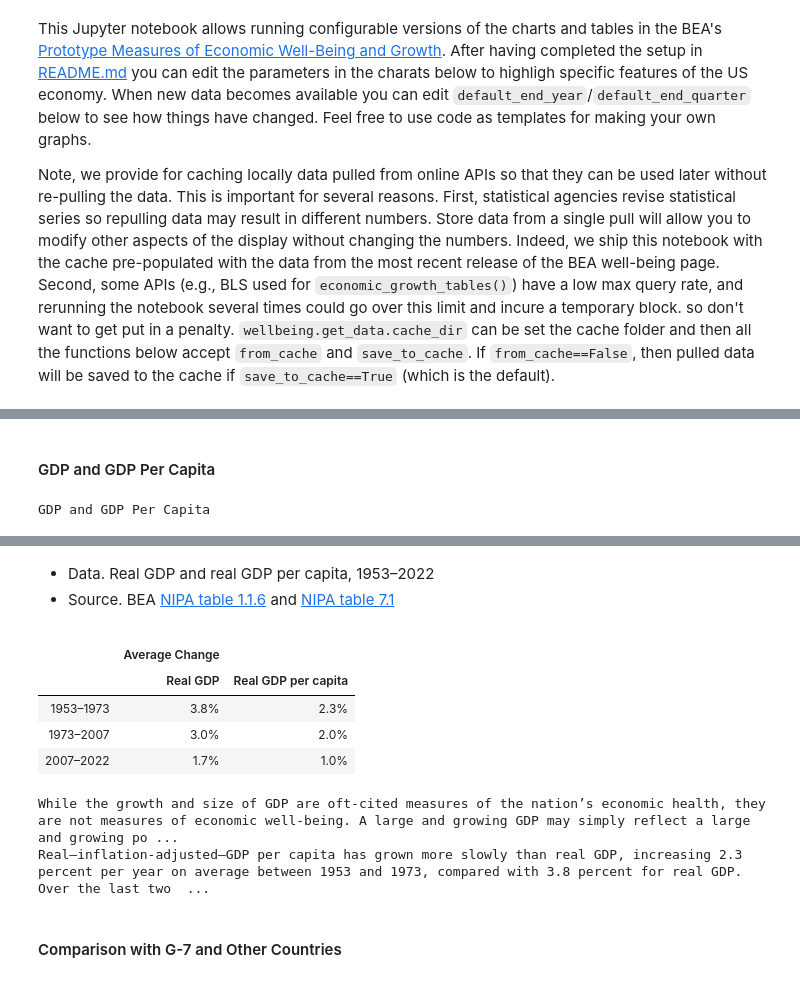
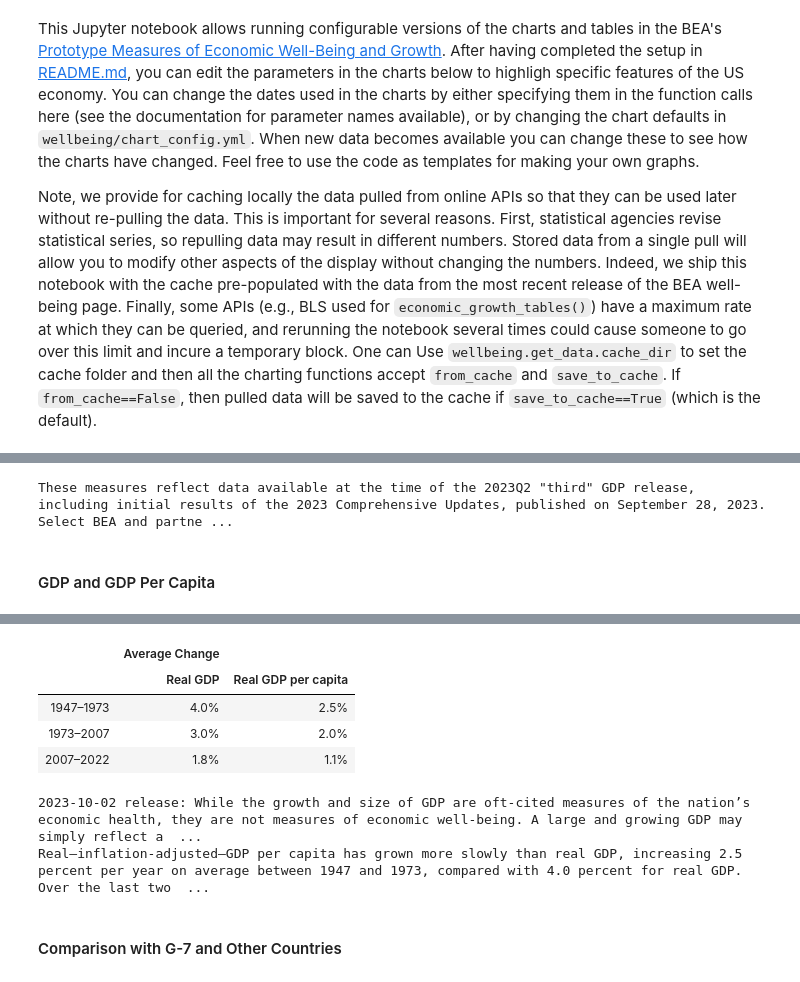
Before and after one commit to us-bea/well-being, a Jupyter notebook: wellbeing.ipynb, the cells around one changed output, grey strips where cells are left out. Drawn from its saved outputs; the diff is of its cells as text; code cells hidden in the pictures.

```diff
--- a/wellbeing.ipynb
+++ b/wellbeing.ipynb
@@ -1,7 +1,7 @@
 # %% [markdown]
-This Jupyter notebook allows running configurable versions of the charts and tables in the BEA's [Prototype Measures of Economic Well-Being and Growth](https://apps.bea.gov/well-being/). After having completed the setup in [README.md](README.md) you can edit the parameters in the charats below to highligh specific features of the US economy. When new data becomes available you can edit `default_end_year`/`default_end_quarter` below to see how things have changed. Feel free to use code as templates for making your own graphs.
+This Jupyter notebook allows running configurable versions of the charts and tables in the BEA's [Prototype Measures of Economic Well-Being and Growth](https://apps.bea.gov/well-being/). After having completed the setup in [README.md](README.md), you can edit the parameters in the charts below to highligh specific features of the US economy. You can change the dates used in the charts by either specifying them in the function calls here (see the documentation for parameter names available), or by changing the chart defaults in `wellbeing/chart_config.yml`. When new data becomes available you can change these to see how the charts have changed. Feel free to use the code as templates for making your own graphs.
 
-Note, we provide for caching locally data pulled from online APIs so that they can be used later without re-pulling the data. This is important for several reasons. First, statistical agencies revise statistical series so repulling data may result in different numbers. Store data from a single pull will allow you to modify other aspects of the display without changing the numbers. Indeed, we ship this notebook with the cache pre-populated with the data from the most recent release of the BEA well-being page. Second, some APIs (e.g., BLS used for `economic_growth_tables()`) have a low max query rate, and rerunning the notebook several times could go over this limit and incure a temporary block. so don't want to get put in a penalty. `wellbeing.get_data.cache_dir` can be set the cache folder and then all the functions below accept `from_cache` and `save_to_cache`. If `from_cache==False`, then pulled data will be saved to the cache if `save_to_cache==True` (which is the default).
+Note, we provide for caching locally the data pulled from online APIs so that they can be used later without re-pulling the data. This is important for several reasons. First, statistical agencies revise statistical series, so repulling data may result in different numbers. Stored data from a single pull will allow you to modify other aspects of the display without changing the numbers. Indeed, we ship this notebook with the cache pre-populated with the data from the most recent release of the BEA well-being page. Finally, some APIs (e.g., BLS used for `economic_growth_tables()`) have a maximum rate at which they can be queried, and rerunning the notebook several times could cause someone to go over this limit and incure a temporary block. One can Use `wellbeing.get_data.cache_dir` to set the cache folder and then all the charting functions accept `from_cache` and `save_to_cache`. If `from_cache==False`, then pulled data will be saved to the cache if `save_to_cache==True` (which is the default).
 # %%
 from IPython.core.display import HTML
 from bokeh.plotting import output_notebook, show
@@ -24,28 +23,29 @@ def show_narrative(section):
     display(HTML((narrative_date + " release: " + narrative).replace('\n','<br>')))
 # %% [output]
 [interactive output not drawn]
+# %%
+display(HTML(wellbeing.generate_chart.config['narrative description']))
+# %% [output]
+These measures reflect data available at the time of the 2023Q2 "third" GDP release, including initial results of the 2023 Comprehensive Updates, published on September 28, 2023. Select BEA and partne ...
 # %% [markdown]
 #### GDP and GDP Per Capita
 # %%
-chart, tbl_html = wellbeing.generate_chart.gdp(start_year=1953, end_year=default_end_year, index_year=1953, from_cache=from_cache)
+chart, tbl_html = wellbeing.generate_chart.gdp(from_cache=from_cache)
 show(chart)
 display(HTML(tbl_html))
 # %% [output]
-GDP and GDP Per Capita
 [interactive output not drawn]
 [interactive output not drawn]
-Data. Real GDP and real GDP per capita, 1953–2022
-Source. BEA NIPA table 1.1.6 and NIPA table 7.1
 |  | Average Change |  |
 |  | Real GDP | Real GDP per capita |
-| 1953–1973 | 3.8% | 2.3% |
+| 1947–1973 | 4.0% | 2.5% |
 | 1973–2007 | 3.0% | 2.0% |
-| 2007–2022 | 1.7% | 1.0% |
+| 2007–2022 | 1.8% | 1.1% |
 # %%
-show_narrative('Growth in GDP and GDP per Capita')
+show_narrative('Growth in Real GDP and Real GDP per Capita')
 # %% [output]
-While the growth and size of GDP are oft-cited measures of the nation’s economic health, they are not measures of economic well-being. A large and growing GDP may simply reflect a large and growing po ...
-Real—inflation-adjusted—GDP per capita has grown more slowly than real GDP, increasing 2.3 percent per year on average between 1953 and 1973, compared with 3.8 percent for real GDP. Over the last two  ...
+2023-10-02 release: While the growth and size of GDP are oft-cited measures of the nation’s economic health, they are not measures of economic well-being. A large and growing GDP may simply reflect a  ...
+Real—inflation-adjusted—GDP per capita has grown more slowly than real GDP, increasing 2.5 percent per year on average between 1947 and 1973, compared with 4.0 percent for real GDP. Over the last two  ...
 # %% [markdown]
 #### Comparison with G-7 and Other Countries
 # %%
```
Also changed, not shown: parts of 39 cells of this notebook, 41 other files.
